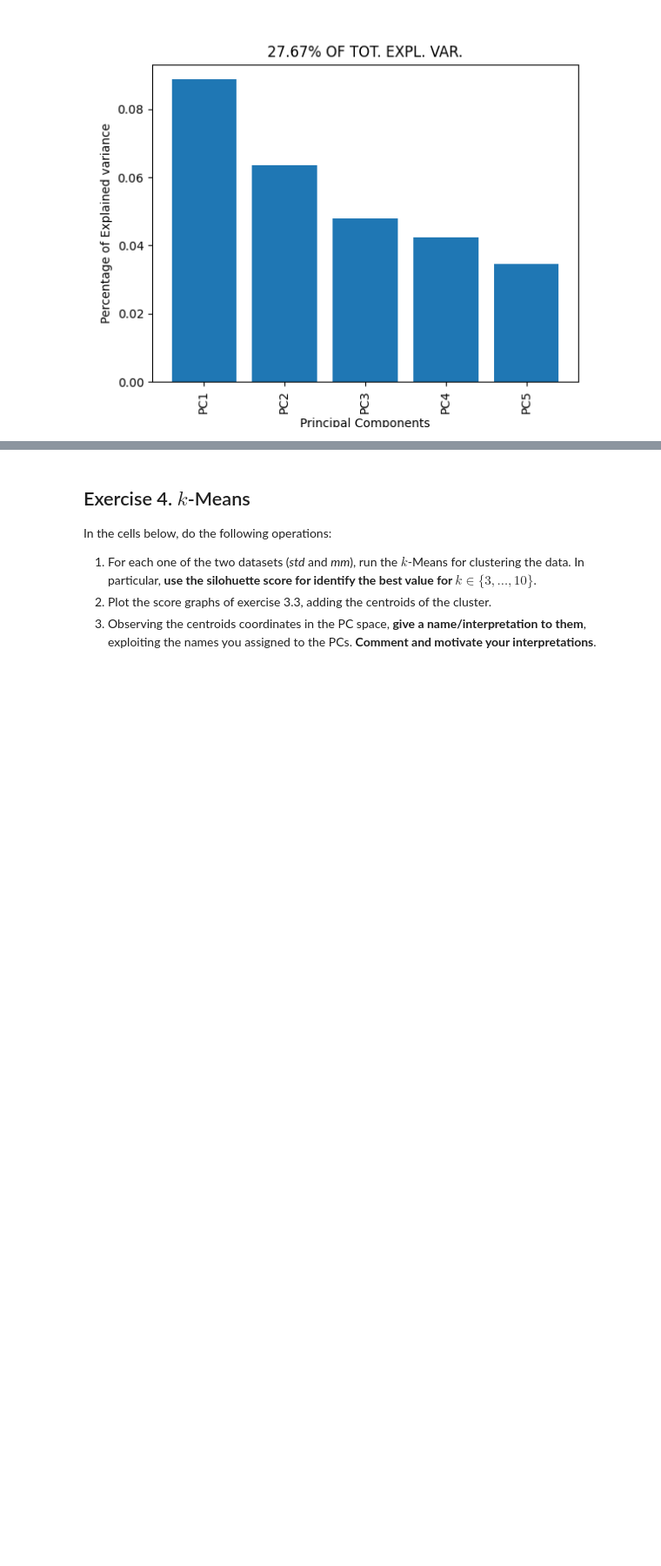
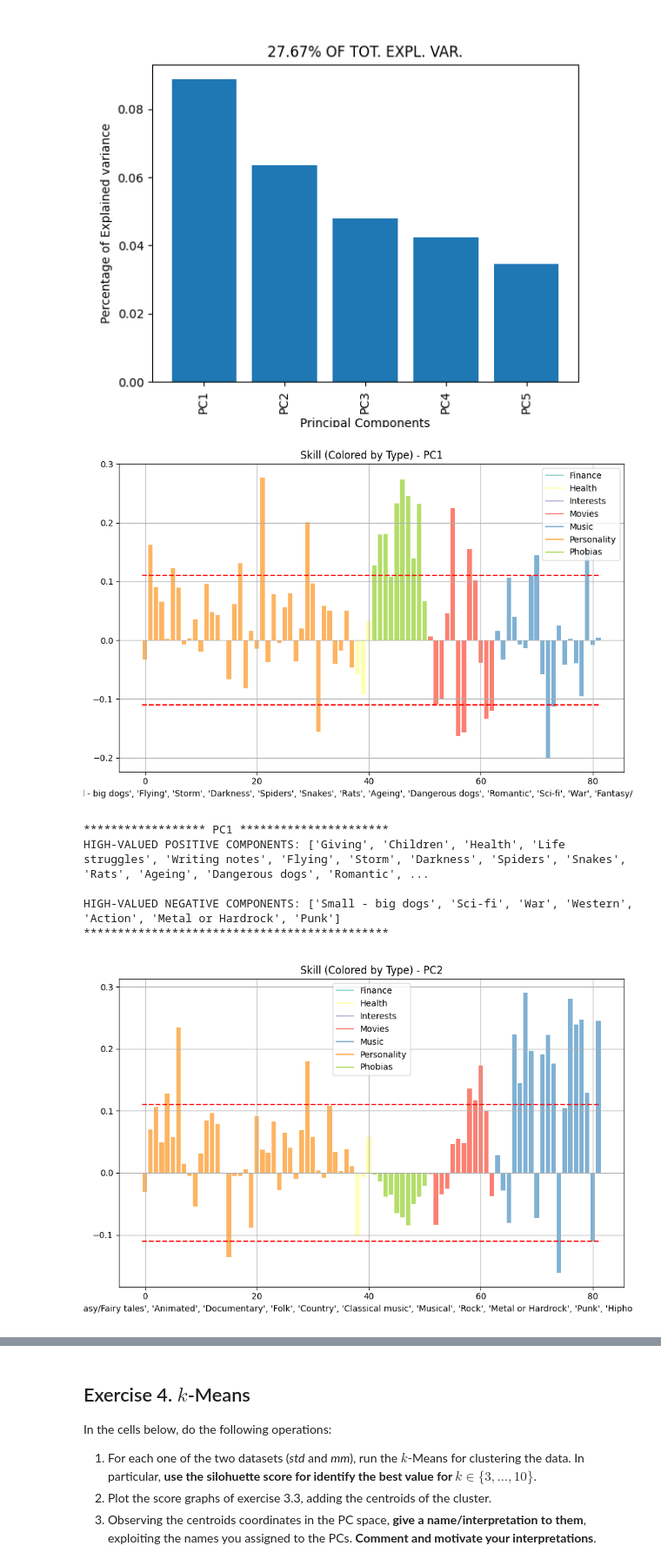
Before and after one commit to BonoGiorgio02/Projects, a Jupyter notebook: HWpca_Surname1_Surname2.ipynb, the cells around one changed output, grey strips where cells are left out. Shown at 87% size. Drawn from its saved outputs; the diff is of its cells as text; code cells hidden in the pictures; blank space fills up the shorter version.

```diff
--- a/HWpca_Surname1_Surname2.ipynb
+++ b/HWpca_Surname1_Surname2.ipynb
@@ -493,59 +503,53 @@ plt.show()
 # %% [output]
 [figure]
 # %%
-# DEFINE EPSILON
-eps = np.sqrt(1/pca.n_features_in_)  # <-- TODO!!
+# Calcolo di epsilon
+eps = np.sqrt(1 / pca.n_features_in_)
 
-# DEFINE THE LIST OF SKILL COLORS W.R.T. THE SKILL TYPES AND THE SKILL CATEGORIES
-skill_colors_type = [skill_types_df.loc[skill_types_df["skill"]== s]["color"].values[0] for s in skill_cols]  # <-- TODO!!
-skill_colors_cat =  [skill_cats_df.loc[skill_cats_df["skill"]== s]["color"].values[0] for s in skill_cols]  # <-- TODO!!
+# Lista delle colonne
+cols = Xmm_df.columns.to_list()
 
-# MAKE A CUSTOM LEGEND
-type_colors_legend = [Line2D([0], [0], color=type_colors[k]) for k in type_colors.keys()]
-cat_colors_legend = [Line2D([0], [0], color=cat_colors[k]) for k in cat_colors.keys()]
+# Ciclo per ogni componente principale
+for ii in range(m):
+    # Indici di componenti maggiori o uguali a epsilon (positivo e negativo)
+    ind_great_pos_PCii = np.where(pca.components_[ii, :] >= eps)[0]
+    ind_great_neg_PCii = np.where(pca.components_[ii, :] <= -eps)[0]
+    ind_significant = np.union1d(ind_great_pos_PCii, ind_great_neg_PCii)  # Unione degli indici
 
-# FOR-CYCLE TO GENERALIZE THE PLOT COMMANDS
-for ii in range(m):
-    # MAKE THE BARPLOT WITH SKILL TYPE COLORS
-    plt.figure(figsize=(12,6))  #<-- TODO!!
-    plt.bar(np.arange(pca.n_features_in_), pca.components_[ii,:], color=skill_colors_type)
-    plt.plot([-0.5, pca.n_features_in_+0.5], [eps, eps], "red")
-    plt.plot([-0.5, pca.n_features_in_+0.5], [-eps, -eps], "red")
-    plt.xticks(ticks=np.arange(pca.n_features_in_),
-               labels=skill_cols,
-               rotation=90)
-    plt.title(f"SKILL (COLORED BY TYPE) - PC{ii+1}")
-    plt.legend(type_colors_legend, [k for k in type_colors.keys()])
+    # Estrarre i label significativi
+    significant_labels = [cols[idx] for idx in ind_significant]
+    significant_values = pca.components_[ii, ind_significant]
+
+    type_colors_legend = [Line2D([0], [0], color=type_colors[k]) for k in type_colors.keys()]
+
+    # Creazione del barplot
+    plt.figure(figsize=(9, 6))
+    #tupl= sorted(zip(ind_significant, significant_values), reverse=True, key=lambda x: x[1])
+    plt.bar(np.arange(pca.n_features_in_), pca.components_[ii,:], color=setColor(pca.feature_names_in_))
+    plt.plot([-0.5, len(cols) - 0.5], [eps, eps], "red", linestyle="--", label=r"$\epsilon$")
+    plt.plot([-0.5, len(cols) - 0.5], [-eps, -eps], "red", linestyle="--")
+    plt.xlabel(significant_labels)
+    plt.title(f"Skill (Colored by Type) - PC{ii + 1}")
     plt.grid()
     plt.tight_layout()
+    plt.legend(type_colors_legend, [k for k in type_colors.keys()])
     plt.show()
 
-    # MAKE THE BARPLOT WITH SKILL CATEGORY COLORS
-    plt.figure(figsize=(12, 6))
-    plt.bar(np.arange(pca.n_features_in_), pca.components_[ii,:], color=skill_colors_cat)
-    plt.plot([-0.5, pca.n_features_in_+0.5], [eps, eps], "red")
-    plt.plot([-0.5, pca.n_features_in_+0.5], [-eps, -eps], "red")
-    plt.xticks(ticks=np.arange(pca.n_features_in_),
-               labels=skill_cols,
-               rotation=90)
-    plt.title(f"SKILL (COLORED BY CATEGORY) - PC{ii+1}")
-    plt.legend(cat_colors_legend, [k for k in cat_colors.keys()])
-    plt.grid()
-    plt.tight_layout()
-    plt.show() #<-- TODO!!
-    plt.show()
-
-    # THE SELECTION OF THE SKILLS WITH CONTRIBUTE GREATER THAN THE THRESHOLD
-    ind_great_pos_PCii= np.argwhere(pca.components_[ii,:]>=eps).flatten() #<-- TODO!!
-    ind_great_neg_PCii= np.argwhere(pca.components_[ii,:]<eps).flatten() #<-- TODO!!
-
-    great_pos_PCii= [skill_cols[i] for i in ind_great_pos_PCii]
-    great_neg_PCii= [skill_cols[i] for i in ind_great_neg_PCii]
+    great_pos_PCii= [pca.feature_names_in_[i] for i in ind_great_pos_PCii]
+    great_neg_PCii= [pca.feature_names_in_[i] for i in ind_great_neg_PCii]
 
     print('')
     print(f'****************** PC{ii+1} **********************')
     print(f'HIGH-VALUED POSITIVE COMPONENTS: {great_pos_PCii}')  # <-- TODO!!
     print('')
     print(f'HIGH-VALUED NEGATIVE COMPONENTS: {great_neg_PCii}')  # <-- TODO!!
     print('*********************************************')
     print('')
+# %% [output]
+[figure, added]
+****************** PC1 **********************
+HIGH-VALUED POSITIVE COMPONENTS: ['Giving', 'Children', 'Health', 'Life struggles', 'Writing notes', 'Flying', 'Storm', 'Darkness', 'Spiders', 'Snakes', 'Rats', 'Ageing', 'Dangerous dogs', 'Romantic', ...
+
+HIGH-VALUED NEGATIVE COMPONENTS: ['Small - big dogs', 'Sci-fi', 'War', 'Western', 'Action', 'Metal or Hardrock', 'Punk']
+*********************************************
+[figure, added]
```
Also changed, not shown: parts of 6 cells of this notebook, 1 other file.
